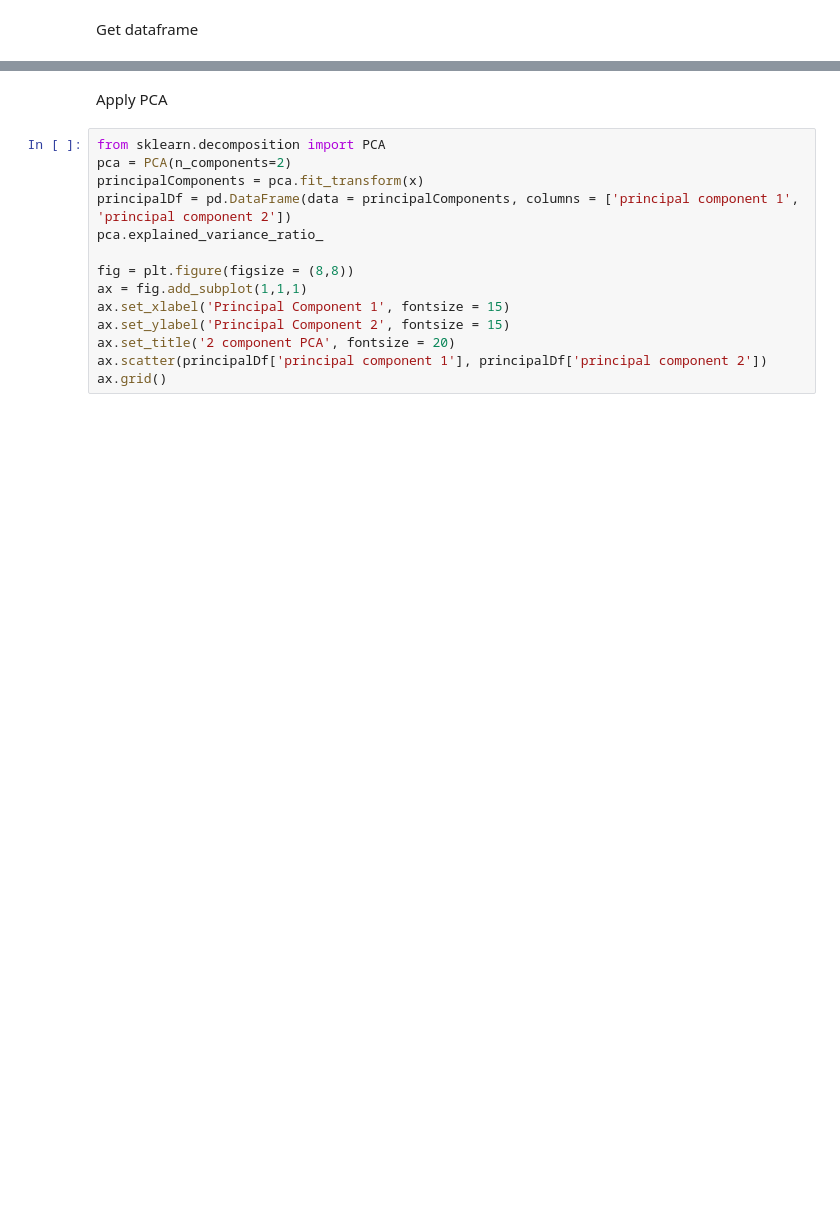
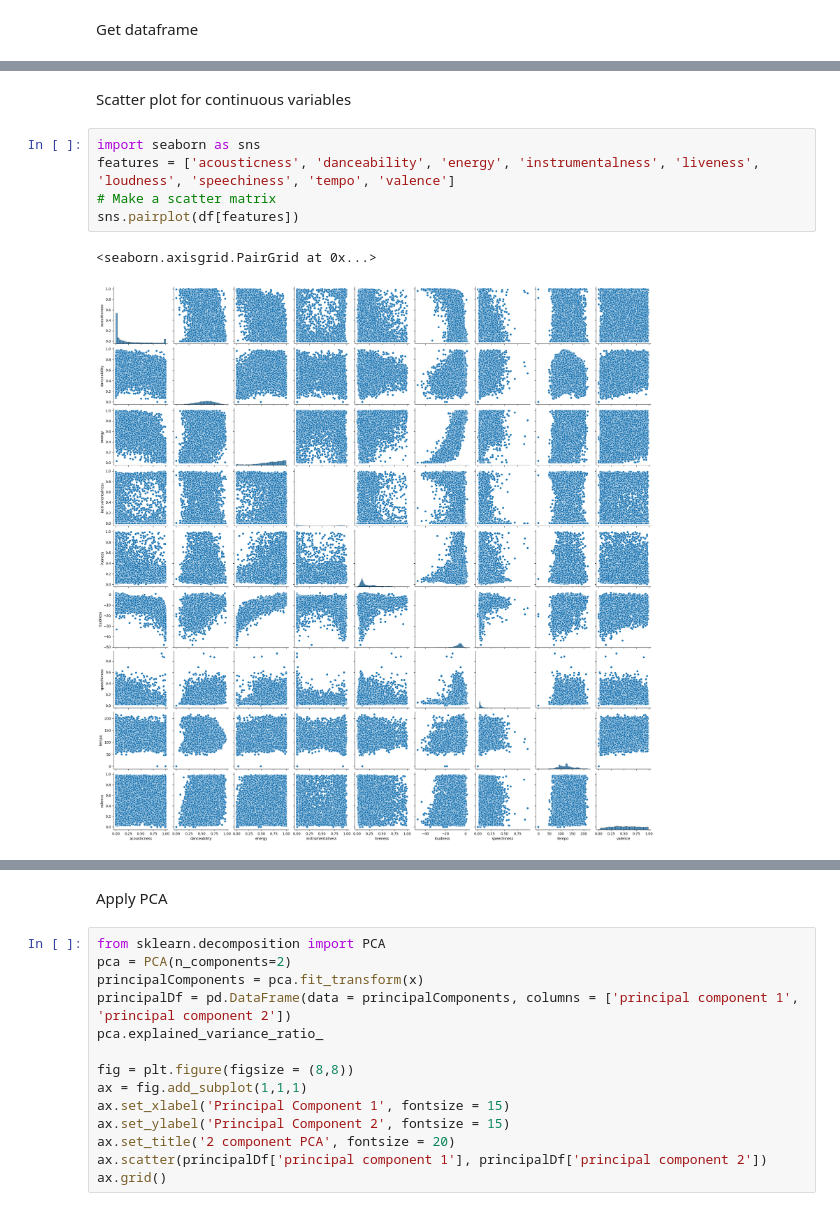
Before and after one commit to ninh-nd/spotify-rec, a Jupyter notebook: seed/data.ipynb, the cells around one changed output, grey strips where cells are left out. Drawn from its saved outputs; the diff is of its cells as text; blank space fills up the shorter version.

```diff
--- a/seed/data.ipynb
+++ b/seed/data.ipynb
@@ -16 +16,11 @@ df.head()
+# %% [markdown]
+Scatter plot for continuous variables
+# %%
+import seaborn as sns
+features = ['acousticness', 'danceability', 'energy', 'instrumentalness', 'liveness', 'loudness', 'speechiness', 'tempo', 'valence']
+# Make a scatter matrix
+sns.pairplot(df[features])
+# %% [output]
+<seaborn.axisgrid.PairGrid at 0x...>
+[figure, added]
 # %% [markdown]
```
Also changed, not shown: parts of 4 cells of this notebook, 1 other file.
